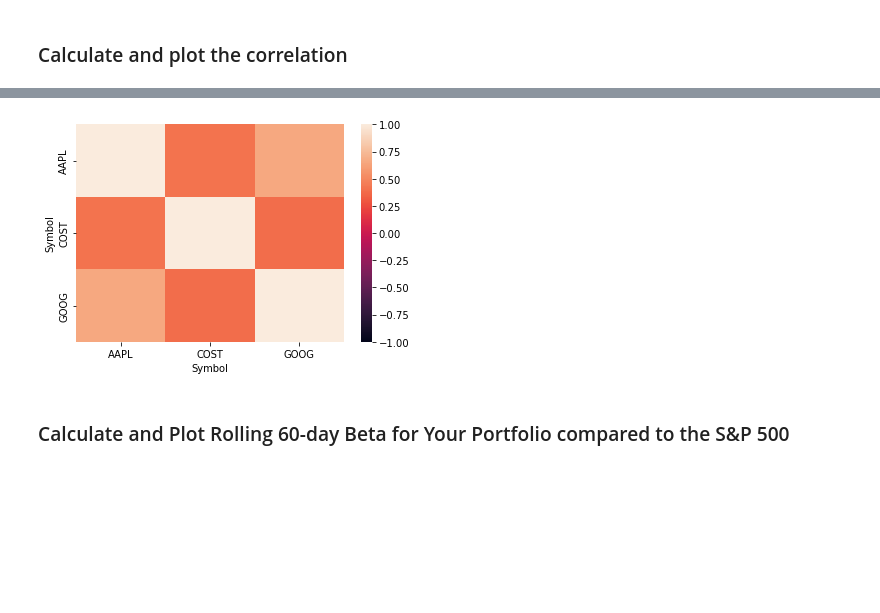
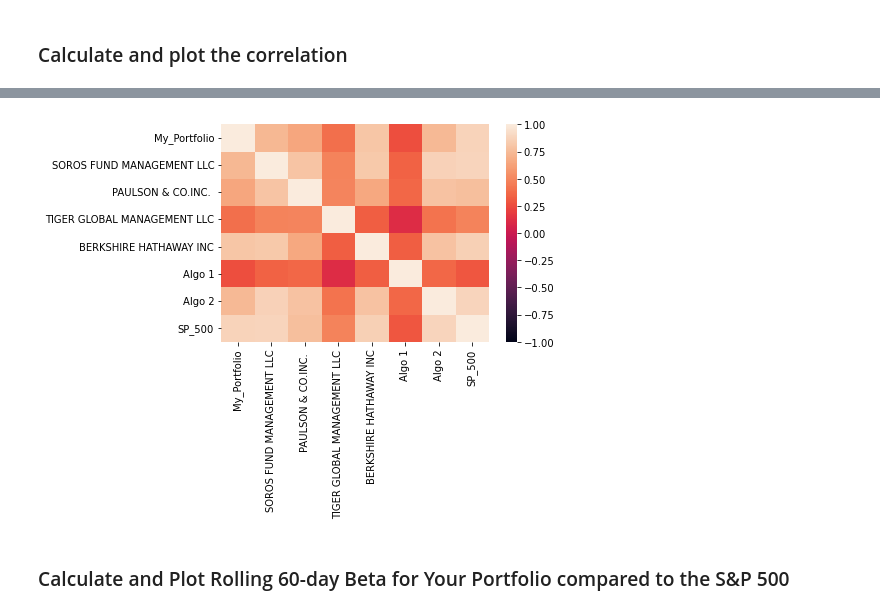
Before and after one commit to lrb924/Portfolio_Performance, a Jupyter notebook: whale_analysis.ipynb, the cells around one changed output, grey strips where cells are left out. Drawn from its saved outputs; the diff is of its cells as text; code cells hidden in the pictures; blank space fills up the shorter version.

```diff
--- a/whale_analysis.ipynb
+++ b/whale_analysis.ipynb
@@ -563,9 +565,8 @@ myportfolio_returns_df
 # Set weights
 weights = [1/3, 1/3, 1/3]
 # Calculate portfolio return
-initial_investment = 1000
-myportfolio_weighted_returns = myportfolio_returns_df.dot(weights)
-myportfolio_cumulative_returns = (1 + myportfolio_returns_df).cumprod()
-# Display sample data
-(initial_investment * myportfolio_cumulative_returns).head()
+myportfolio_weighted_returns_df = myportfolio_returns_df.dot(weights)
+# Convert to dataframe and rename column to "My_Portfolio"
+myportfolio_weighted_returns_df = pd.DataFrame(myportfolio_weighted_returns_df, columns = ["My_Portfolio"])
+myportfolio_weighted_returns_df
 # %% [output]
@@ -585,7 +593,7 @@ myportfolio_cumulative_returns = (1 + myportfolio_returns_df).cumprod()
 ## Join your portfolio returns to the DataFrame that contains all of the portfolio returns
 # %%
 # Join your returns DataFrame to the original returns DataFrame
-combined_returns_df = pd.concat([myportfolio_returns_df, whale_algo_sp500_returns_df], axis = 1, join="inner")
+combined_returns_df = pd.concat([myportfolio_weighted_returns_df, whale_algo_sp500_returns_df], axis = 1, join="inner")
 # %%
 # Only compare dates where return data exists for all the stocks (drop NaNs)
 combined_returns_df.dropna(inplace = True)
@@ -657,7 +666,7 @@ myportfolio_returns_df.corr()
 # %%
-sns.heatmap(myportfolio_returns_df.corr(), vmin=-1, vmax=1);
+sns.heatmap(combined_returns_df.corr(), vmin=-1, vmax=1);
 # %% [output]
-[figure, old version]
+[figure, new version]
 # %% [markdown]
 ### Calculate and Plot Rolling 60-day Beta for Your Portfolio compared to the S&P 500
 # %%
```
Also changed, not shown: parts of 16 cells of this notebook.
